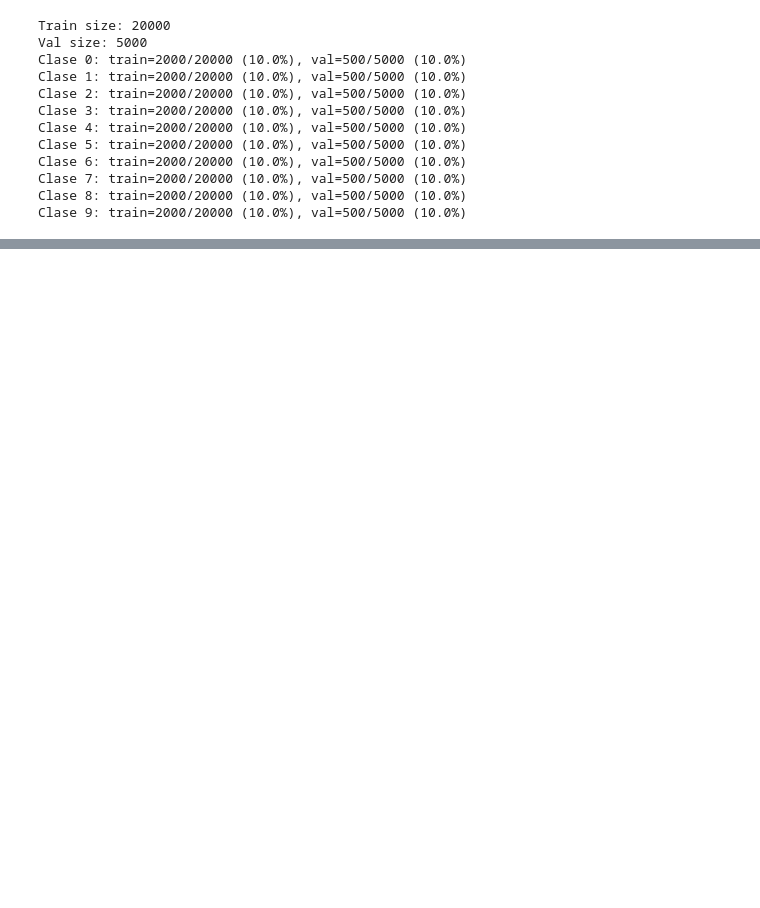
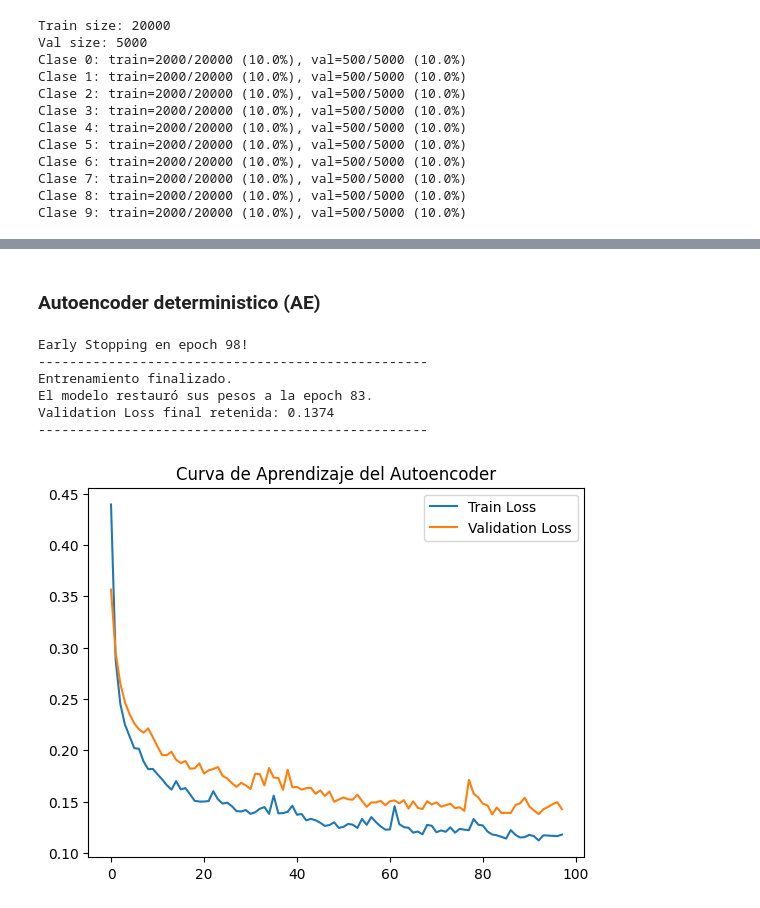
Before and after one commit to Santicar575/TP4_ML_Aprendizaje_No_Supervisado, a Jupyter notebook: Cardelli_Santino_Notebook_TP4.ipynb, the cells around one changed output, grey strips where cells are left out. Cells and saved outputs as stored; diff of their text form; code cells hidden in the pictures; blank space fills up the shorter version.

Commit message:
termino Reducción de dimensionalidad

```diff
--- a/Cardelli_Santino_Notebook_TP4.ipynb
+++ b/Cardelli_Santino_Notebook_TP4.ipynb
@@ -125,0 +200,37 @@ Clase 9: train=2000/20000 (10.0%), val=500/5000 (10.0%)
+# %% [markdown]
+### Autoencoder deterministico (AE)
+# %%
+set_seed(RANDOM_SEED)
+
+train_loader, val_loader = get_dataloaders(X_train_std, y_train, X_val_std, y_val)
+input_dimension = X_train_std.shape[1]
+latent_dimension = k_90 # Uso el mismo numero de componentes que para PCA para comparar resultados
+
+autoencoder = AE(input_dim=input_dimension, latent_dim=latent_dimension, dropout_p=0.01)
+
+trainer = Trainer(autoencoder, train_loader, val_loader, lr=0.001)
+loss_history, val_loss_history = trainer.train(early_stopping=True, patience=15, epochs=200)
+
+mejor_val_loss = min(val_loss_history)
+mejor_epoch = val_loss_history.index(mejor_val_loss) + 1
+
+print("-" * 50)
+print(f"Entrenamiento finalizado.")
+print(f"El modelo restauró sus pesos a la epoch {mejor_epoch}.")
+print(f"Validation Loss final retenida: {mejor_val_loss:.4f}")
+print("-" * 50)
+
+# Grafico de la learning curve del autoencoder
+plt.plot(loss_history, label='Train Loss')
+plt.plot(val_loss_history, label='Validation Loss')
+plt.legend()
+plt.title('Curva de Aprendizaje del Autoencoder')
+plt.show()
+# %% [output]
+Early Stopping en epoch 98!
+--------------------------------------------------
+Entrenamiento finalizado.
+El modelo restauró sus pesos a la epoch 83.
+Validation Loss final retenida: 0.1374
+--------------------------------------------------
+[figure, added]
```
Also changed, not shown: parts of 10 cells of this notebook, 3 other files.
